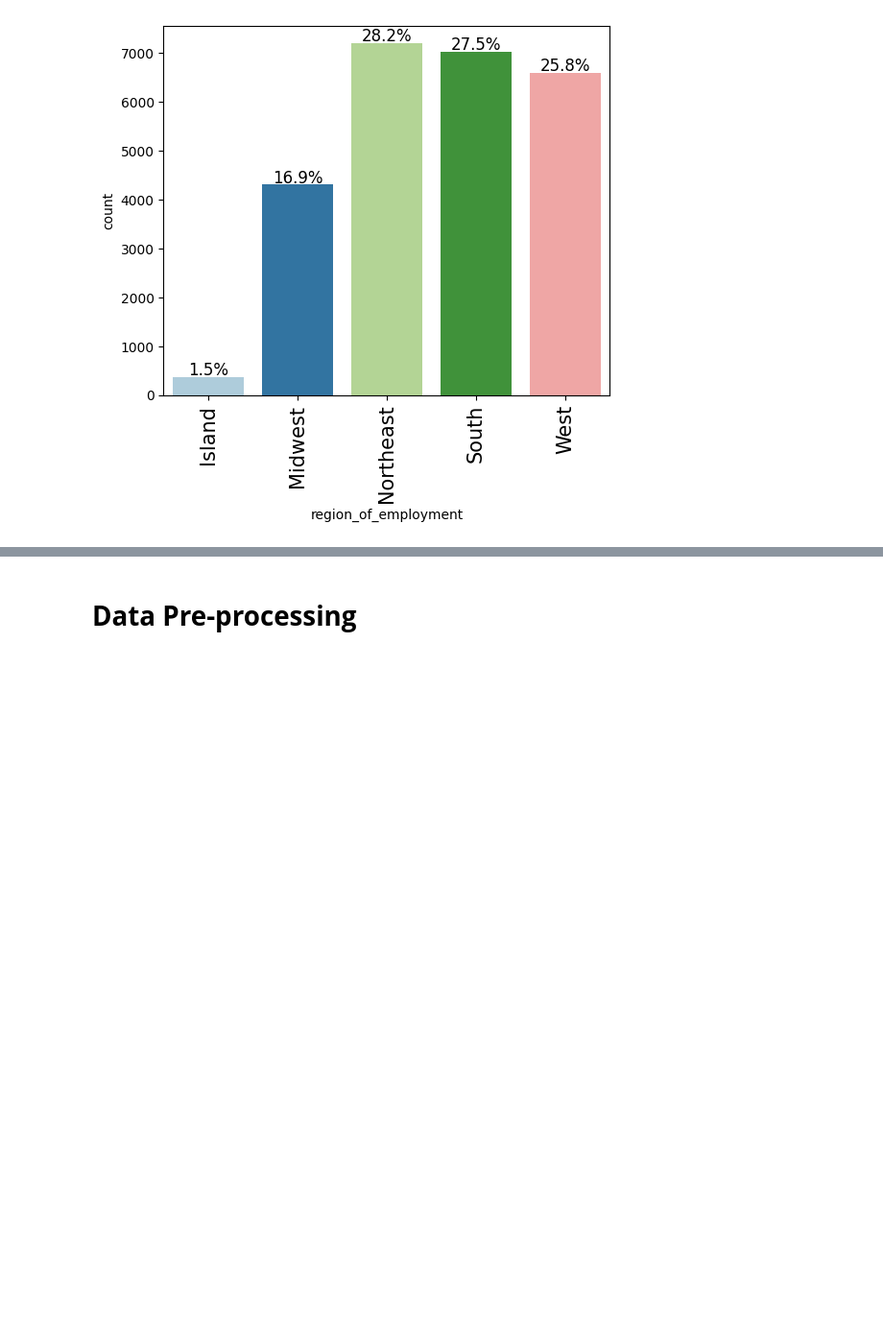
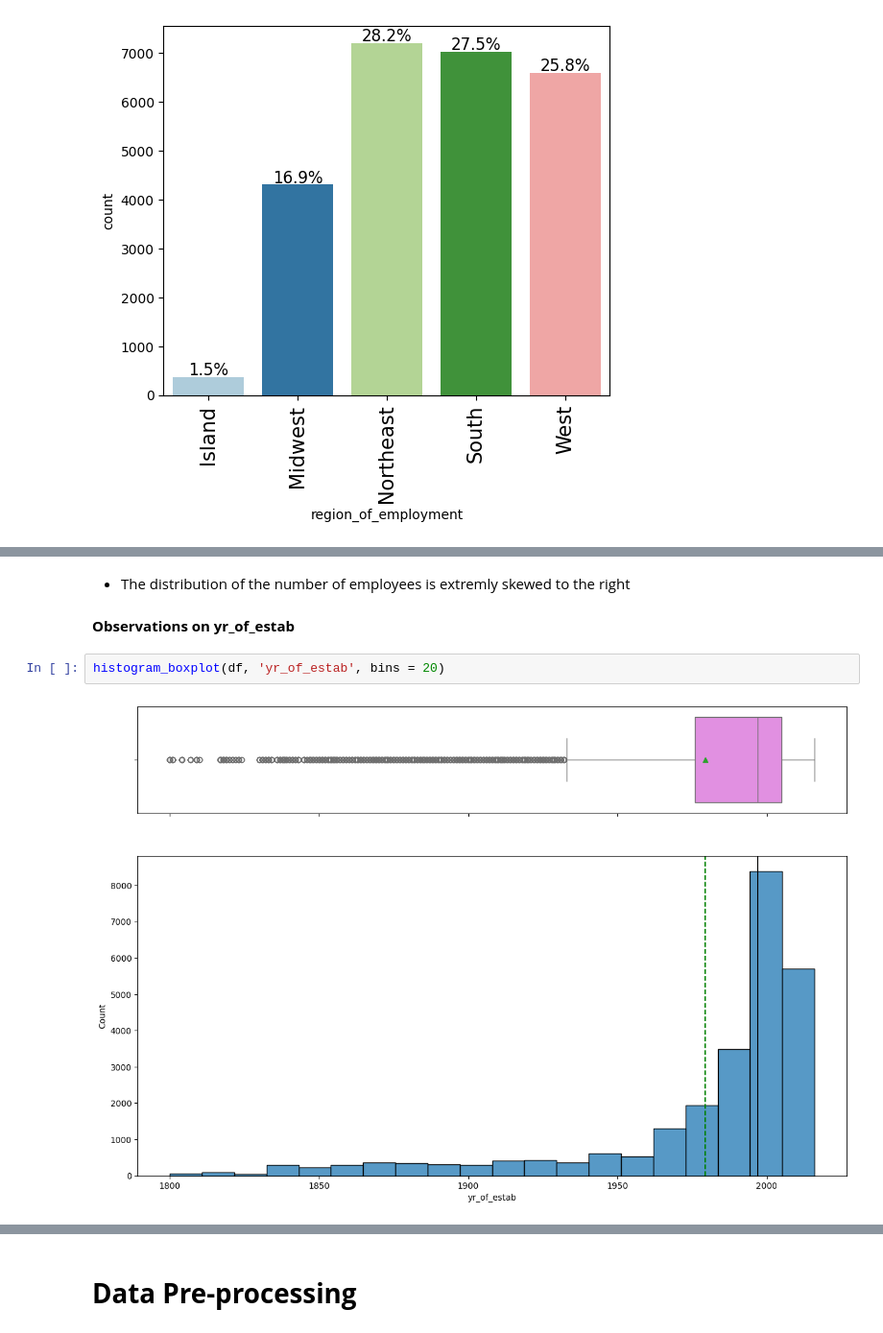
Before and after one commit to uday-d4/UTAI_AdvancedMachineLearningProject, a Jupyter notebook: Project_Full_Code_Notebook_EasyVisa (1).ipynb, the cells around one changed output, grey strips where cells are left out. Shown at 96% size. Saved outputs shown, nothing was run; the diff lists cells and outputs as text; blank space fills up the shorter version.

```diff
--- a/Project_Full_Code_Notebook_EasyVisa (1).ipynb
+++ b/Project_Full_Code_Notebook_EasyVisa (1).ipynb
@@ -450,0 +471,8 @@ labeled_barplot(df, "region_of_employment", perc=True)
+# %% [markdown]
+*  The distribution of the number of employees is extremly skewed to the right
+# %% [markdown]
+**Observations on yr_of_estab**
+# %%
+histogram_boxplot(df, 'yr_of_estab', bins = 20)
+# %% [output]
+[figure, added]
```
Also changed, not shown: parts of 17 cells of this notebook.
